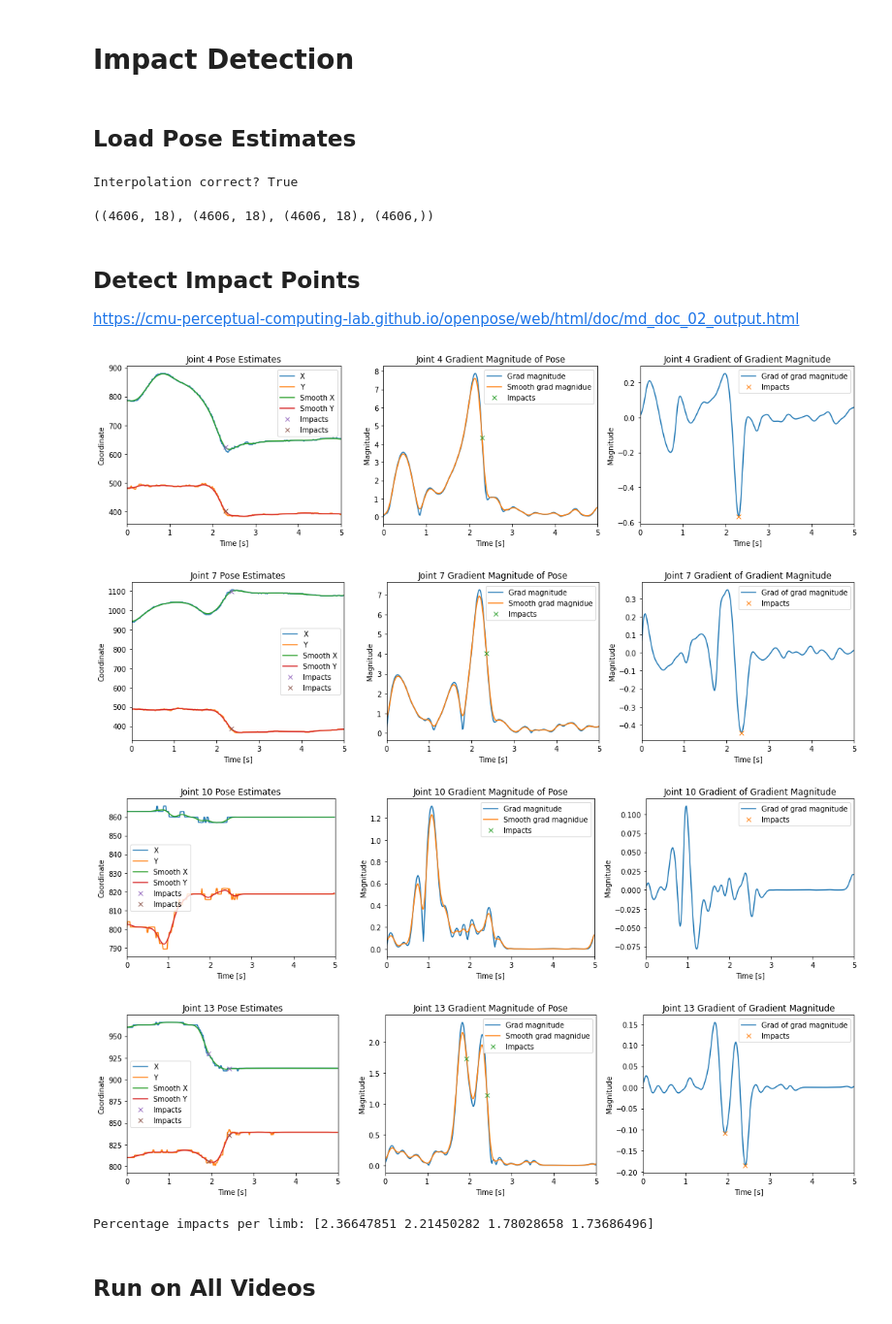
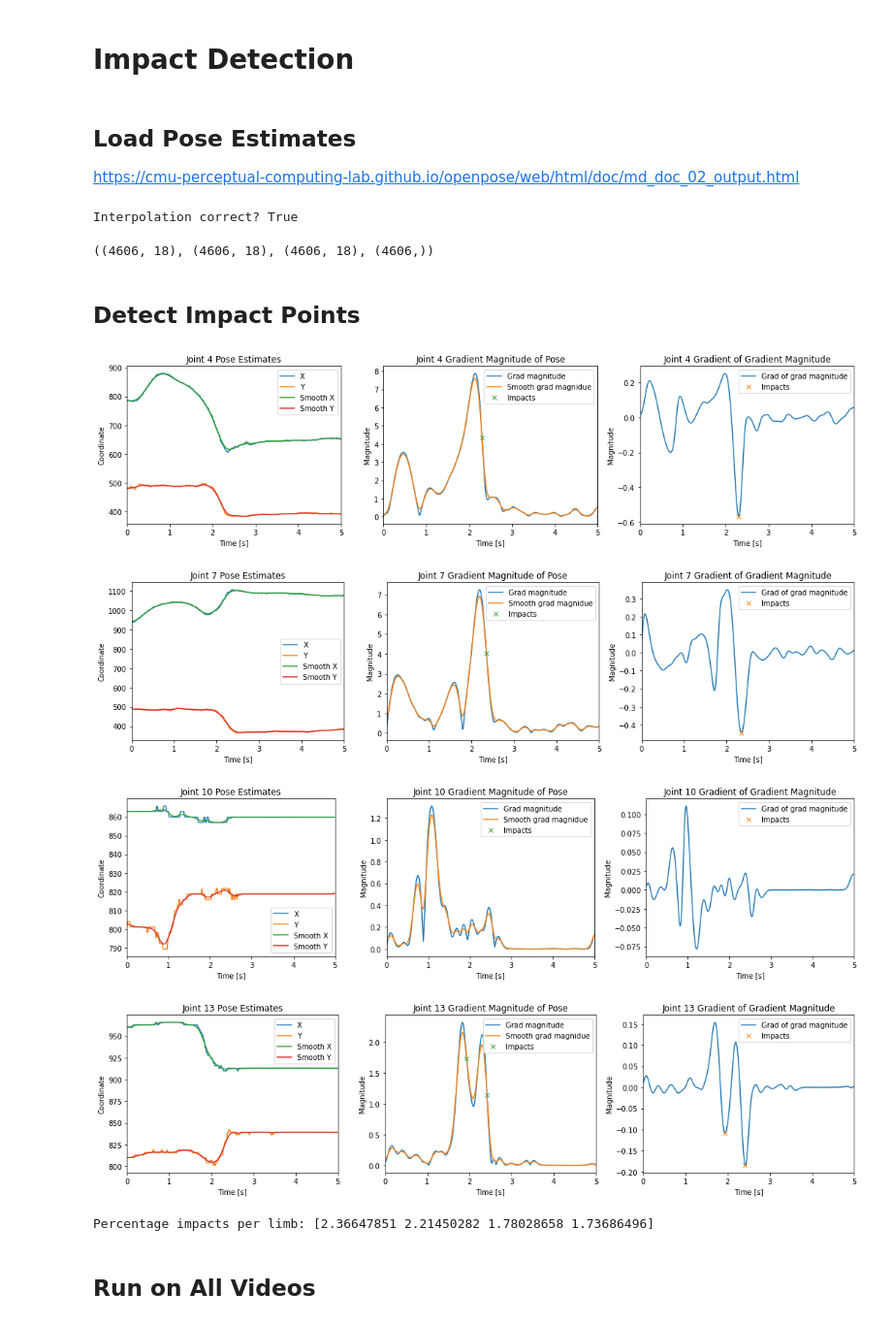
Before and after one commit to jaxondl/movement-to-music, a Jupyter notebook: impact_detection.ipynb, the cells around one changed output. Shown: that part at 97% size. Drawn from its saved outputs; the diff is of its cells as text; code cells hidden in the pictures.

```diff
--- a/impact_detection.ipynb
+++ b/impact_detection.ipynb
@@ -11,6 +11,8 @@ from scipy.signal import find_peaks
 import matplotlib.pyplot as plt
 # %% [markdown]
 ## Load Pose Estimates
+
+https://cmu-perceptual-computing-lab.github.io/openpose/web/html/doc/md_doc_02_output.html
 # %%
 # function to interpolate missing pose estimates
 # https://stackoverflow.com/questions/6518811/interpolate-nan-values-in-a-numpy-array
@@ -66,11 +68,9 @@ Interpolation correct? True
 ((4606, 18), (4606, 18), (4606, 18), (4606,))
 # %% [markdown]
 ## Detect Impact Points
-
-https://cmu-perceptual-computing-lab.github.io/openpose/web/html/doc/md_doc_02_output.html
 # %%
 # function to detect impact points
-def detect_impact_points(pose_x, pose_y, pose_c, time_stamps, limb_indices, gm_tresh=[3, 3, 1, 1], ggm_tresh=[-0.4, -0.4, -0.1, -0.1], fps=60, fig_dir=None):
+def detect_impact_points(pose_x, pose_y, pose_c, time_stamps, limb_indices, gm_thresh=[3, 3, 1, 1], ggm_thresh=[-0.4, -0.4, -0.1, -0.1], fps=60, fig_dir=None):
     assert len(pose_x) == len(pose_y) and len(pose_x) == len(pose_c) and len(pose_x) == len(time_stamps)
 
     # detect impact points for each limb
@@ -99,8 +99,8 @@ def detect_impact_points(pose_x, pose_y, pose_c, time_stamps, limb_indices, gm_t
         grad_grad_mag = np.gradient(grad_mag_filt)
 
         # impact detection: troughs in ggm that exceed gm threshold
-        impacts_idx, _ = find_peaks(-grad_grad_mag, height=-ggm_tresh[i], distance=peak_distance)
-        impacts_idx = impacts_idx[grad_mag_filt[impacts_idx] >= gm_tresh[i]]
+        impacts_idx, _ = find_peaks(-grad_grad_mag, height=-ggm_thresh[i], distance=peak_distance)
+        impacts_idx = impacts_idx[grad_mag_filt[impacts_idx] >= gm_thresh[i]]
 
         limb_impacts = np.zeros((n_frames), dtype=bool)
         limb_impacts[impacts_idx] = True
@@ -145,38 +145,38 @@ def detect_impact_points(pose_x, pose_y, pose_c, time_stamps, limb_indices, gm_t
             plt.plot(impacts_plot / fps, grad_grad_mag[impacts_plot], 'x', label='Impacts')
             plt.title(f'Joint {limb} Gradient of Gradient Magnitude')
             plt.xlabel('Time [s]')
             plt.ylabel('Magnitude')
             plt.xlim(start_second, start_second + num_seconds)
             plt.legend()
             plt.tight_layout()
             plt.show()
             fig.savefig(os.path.join(fig_dir, f'joint_{limb}_impacts.png'))
 
     assert len(impact_points) == len(time_stamps)
     return impact_points, time_stamps
 
 # testing
 fig_dir = os.path.join('figures', vid_name)
 if not os.path.exists(fig_dir):
     os.makedirs(fig_dir)
 limb_indices = [4, 7, 10, 13] # hands and feet indices in COCO format
 gm_thresh = [3, 3, 1, 1]
 ggm_thresh = [-0.4, -0.4, -0.1, -0.1]
-impact_points, time_stamps = detect_impact_points(pose_x, pose_y, pose_c, time_stamps, limb_indices, gm_tresh=gm_thresh, ggm_tresh=ggm_thresh, fps=fps, fig_dir=fig_dir)
+impact_points, time_stamps = detect_impact_points(pose_x, pose_y, pose_c, time_stamps, limb_indices, gm_thresh=gm_thresh, ggm_thresh=ggm_thresh, fps=fps, fig_dir=fig_dir)
 print(f'Percentage impacts per limb: {100 * impact_points.mean(axis=0)}')
 
 # save results to file
 save_dir = os.path.join('data', 'impact_points')
 if not os.path.exists(save_dir):
     os.makedirs(save_dir)
 
 np.save(os.path.join(save_dir, f'{vid_name}_impact_points.npy'), impact_points)
 np.save(os.path.join(save_dir, f'{vid_name}_time_stamps.npy'), time_stamps)
 # %% [output]
-[figure, old version]
+[figure, new version]
-[figure, old version]
+[figure, new version]
-[figure, old version]
+[figure, new version]
-[figure, old version]
+[figure, new version]
 Percentage impacts per limb: [2.36647851 2.21450282 1.78028658 1.73686496]
 # %% [markdown]
 ## Run on All Videos
```
Also changed, not shown: parts of 1 cell of this notebook, 10 other files.
